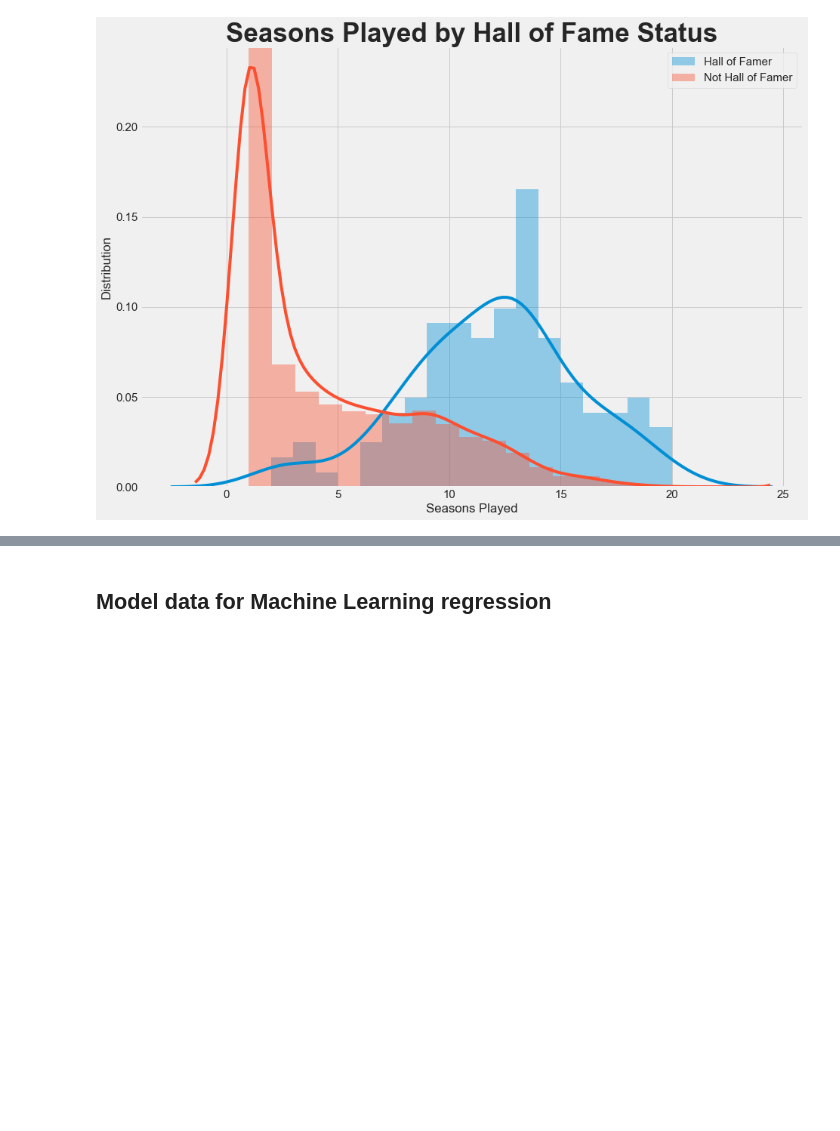
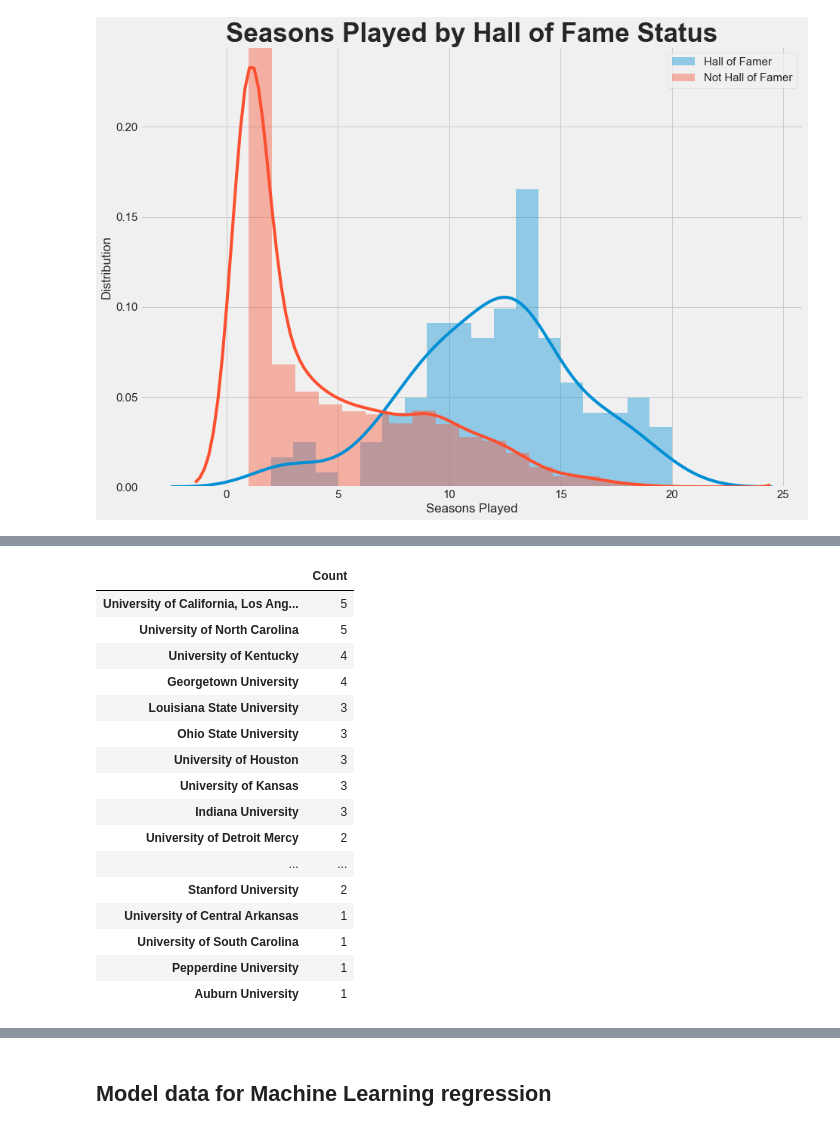
Before and after one commit to ymericson/NBA-player-info, a Jupyter notebook: NBA Hall of Fame - ML.ipynb, the cells around one changed output, grey strips where cells are left out. Cells and saved outputs as stored; diff of their text form; code cells hidden in the pictures; blank space fills up the shorter version.

```diff
--- a/NBA Hall of Fame - ML.ipynb
+++ b/NBA Hall of Fame - ML.ipynb
@@ -214,0 +250,20 @@ plt.savefig('all-graphs/hof_seasons_played.png')
+# %%
+top_colleges_df
+# %% [output]
+|  | Count |
+| University of California, Los Ang... | 5 |
+| University of North Carolina | 5 |
+| University of Kentucky | 4 |
+| Georgetown University | 4 |
+| Louisiana State University | 3 |
+| Ohio State University | 3 |
+| University of Houston | 3 |
+| University of Kansas | 3 |
+| Indiana University | 3 |
+| University of Detroit Mercy | 2 |
+| ... | ... |
+| Stanford University | 2 |
+| University of Central Arkansas | 1 |
+| University of South Carolina | 1 |
+| Pepperdine University | 1 |
+| Auburn University | 1 |
```
Also changed, not shown: parts of 3 cells of this notebook, 1 other file.
